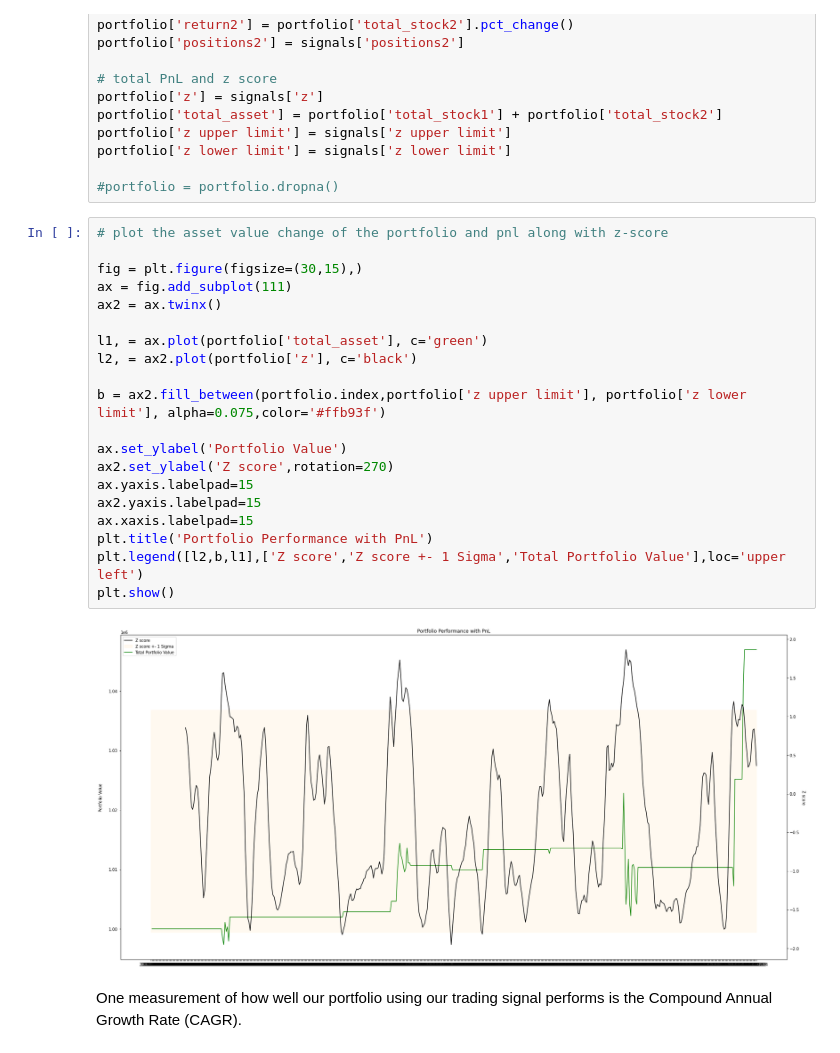
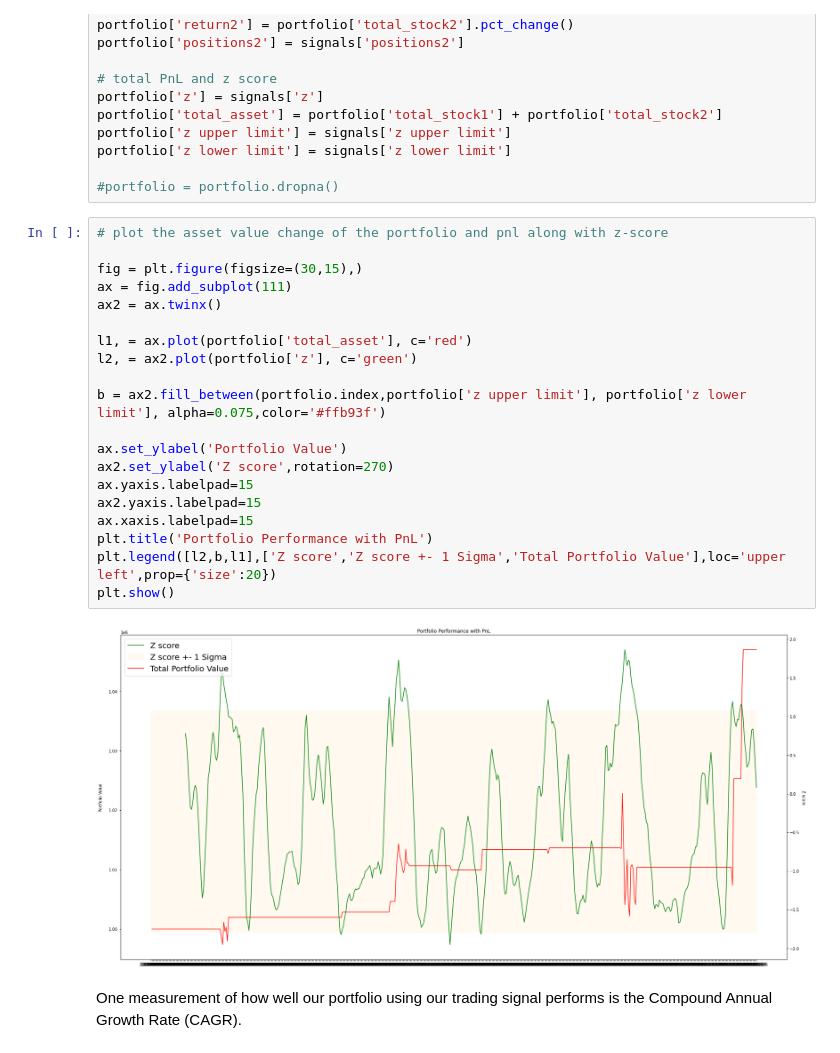
Before and after one commit to microgel/CS-216-Project, a Jupyter notebook: pair_trading.ipynb, the cells around one changed output. Cells and saved outputs as stored; diff of their text form.

```diff
--- a/pair_trading.ipynb
+++ b/pair_trading.ipynb
@@ -548,25 +549,25 @@ portfolio['z lower limit'] = signals['z lower limit']
 # %%
 # plot the asset value change of the portfolio and pnl along with z-score
 
 fig = plt.figure(figsize=(30,15),)
 ax = fig.add_subplot(111)
 ax2 = ax.twinx()
 
-l1, = ax.plot(portfolio['total_asset'], c='green')
-l2, = ax2.plot(portfolio['z'], c='black')
+l1, = ax.plot(portfolio['total_asset'], c='red')
+l2, = ax2.plot(portfolio['z'], c='green')
 
 b = ax2.fill_between(portfolio.index,portfolio['z upper limit'], portfolio['z lower limit'], alpha=0.075,color='#ffb93f')
 
 ax.set_ylabel('Portfolio Value')
 ax2.set_ylabel('Z score',rotation=270)
 ax.yaxis.labelpad=15
 ax2.yaxis.labelpad=15
 ax.xaxis.labelpad=15
 plt.title('Portfolio Performance with PnL')
-plt.legend([l2,b,l1],['Z score','Z score +- 1 Sigma','Total Portfolio Value'],loc='upper left')
+plt.legend([l2,b,l1],['Z score','Z score +- 1 Sigma','Total Portfolio Value'],loc='upper left',prop={'size':20})
 plt.show()
 # %% [output]
-[figure, old version]
+[figure, new version]
 # %% [markdown]
 One measurement of how well our portfolio using our trading signal performs is the Compound Annual Growth Rate (CAGR).
 # %%
```
Also changed, not shown: parts of 24 cells of this notebook, 10 other files.
